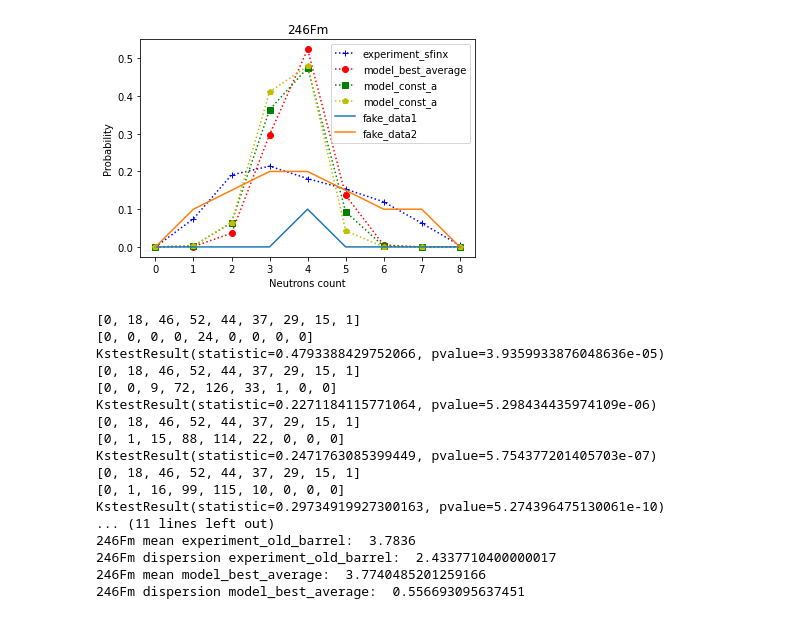
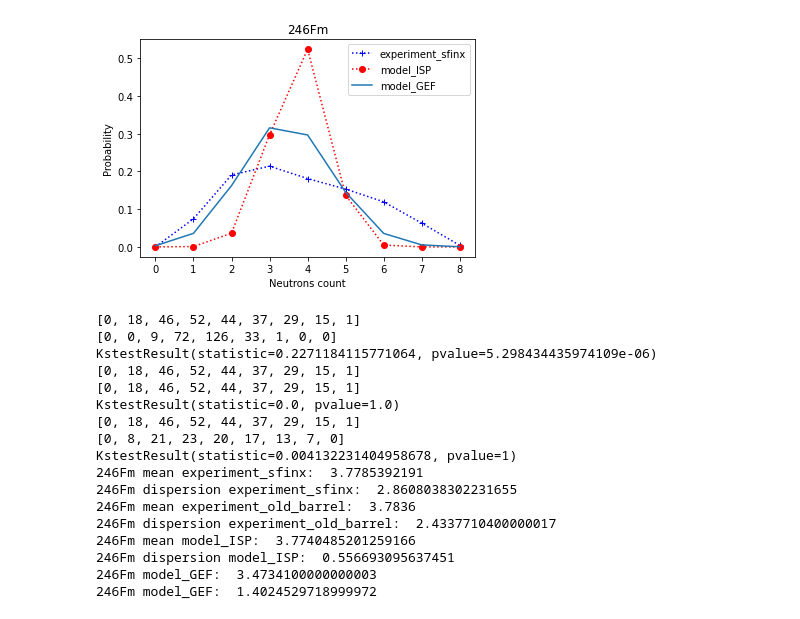
Before and after one commit to siberianisaev/NeutronBarrel, a Jupyter notebook: Python/KStest.ipynb, the cells around one changed output. Saved outputs shown, nothing was run; the diff lists cells and outputs as text; code cells hidden in the pictures.

```diff
--- a/Python/KStest.ipynb
+++ b/Python/KStest.ipynb
@@ -15,7 +15,7 @@ experiment_sfinx = np.array([0,
                              0.1194688463,
                              0.0630159348,
                              0.0040340473])
-model_best_average = np.array([0,
+model_ISP = np.array([0,
                                0.000981469247789,
                                0.036295527115418,
                                0.297116498126063,
@@ -24,34 +24,20 @@ model_best_average = np.array([0,
                                0.004955856204289,
                                5.23e-07,
                                0])
-model_const_a = np.array([0,
-                          0.00275513650467692,
-                          0.0642697727768682,
-                          0.363509675971298,
-                          0.474408878006353,
-                          0.093345482522875,
-                          0.00170846992062599,
-                          2.58429730325327e-06,
-                          0])
-model_new_shell_corr = np.array([0,
-                                 0.00256620189912815,
-                                 0.0644684040640992,
-                                 0.411013930899054,
-                                 0.479079176708237,
-                                 0.0427068424548669,
-                                 0.000165443816015288,
-                                 1.58599463483046e-10,
-                                 0])
-fake_data1 = np.array([0, 0, 0, 0, 0.1, 0, 0, 0, 0])
-fake_data2 = np.array([0, 0.1, 0.15, 0.2, 0.2, 0.15, 0.1, 0.1, 0])
+model_GEF = np.array([0.00306,
+                      0.03596,
+                      0.16237,
+                      0.31563,
+                      0.29667,
+                      0.14481,
+                      0.0358,
+                      0.00531,
+                      0.00039])
 
 x = list(range(0, 9))
 plt.plot(x,experiment_sfinx,'b+:',label='experiment_sfinx')
-plt.plot(x,model_best_average,'ro:',label='model_best_average')
-plt.plot(x,model_const_a,'gs:',label='model_const_a')
-plt.plot(x,model_new_shell_corr,'yp:',label='model_const_a')
-plt.plot(x,fake_data1,label='fake_data1')
-plt.plot(x,fake_data2,label='fake_data2')
+plt.plot(x,model_ISP,'ro:',label='model_ISP')
+plt.plot(x,model_GEF,label='model_GEF') # 3.47341 +/- 0.01581589 ; std 1.184252
 plt.legend()
 plt.title('246Fm')
 plt.xlabel('Neutrons count')
@@ -71,54 +57,56 @@ def dispersion_from(probabilities):
 
 def neutron_events_from(probabilities, sf=sf_total):
     counts = list(map(lambda p: round(p*sf), probabilities))
     print(counts)
     r = np.empty(0)
     for k, count in enumerate(counts):
         r = np.append(r, np.full(count, k))
     return r.astype(int)
 
 # https://docs.scipy.org/doc/scipy/reference/generated/scipy.stats.ks_2samp.html
-models = [fake_data1, model_best_average, model_const_a, model_new_shell_corr, fake_data2, experiment_sfinx]
+models = [model_ISP, experiment_sfinx]
 for model in models:
     print(ks_2samp(neutron_events_from(experiment_sfinx), neutron_events_from(model)))
 
 experiment_old_barrel = np.array([0.00517,
                                   0.0723,
                                   0.149,
                                   0.204,
                                   0.222,
                                   0.195,
                                   0.125,
                                   0.0269,
                                   0])
 print(ks_2samp(neutron_events_from(experiment_sfinx), neutron_events_from(model, 108)))
 
 print("246Fm mean experiment_sfinx: ", mean_from(experiment_sfinx))
 print("246Fm dispersion experiment_sfinx: ", dispersion_from(experiment_sfinx))
 print("246Fm mean experiment_old_barrel: ", mean_from(experiment_old_barrel))
 print("246Fm dispersion experiment_old_barrel: ", dispersion_from(experiment_old_barrel))
 # print("Sigma experimental: ", math.sqrt(dispersion_from(experiment_sfinx)))
-print("246Fm mean model_best_average: ", mean_from(model_best_average))
-print("246Fm dispersion model_best_average: ", dispersion_from(model_best_average))
+print("246Fm mean model_ISP: ", mean_from(model_ISP))
+print("246Fm dispersion model_ISP: ", dispersion_from(model_ISP))
+print("246Fm model_GEF: ", mean_from(model_GEF))
+print("246Fm model_GEF: ", dispersion_from(model_GEF))
 # %% [output]
-[figure, old version]
+[figure, new version]
-[0, 18, 46, 52, 44, 37, 29, 15, 1]
-[0, 0, 0, 0, 24, 0, 0, 0, 0]
-KstestResult(statistic=0.4793388429752066, pvalue=3.9359933876048636e-05)
 [0, 18, 46, 52, 44, 37, 29, 15, 1]
 [0, 0, 9, 72, 126, 33, 1, 0, 0]
 KstestResult(statistic=0.2271184115771064, pvalue=5.298434435974109e-06)
 [0, 18, 46, 52, 44, 37, 29, 15, 1]
-[0, 1, 15, 88, 114, 22, 0, 0, 0]
-KstestResult(statistic=0.2471763085399449, pvalue=5.754377201405703e-07)
 [0, 18, 46, 52, 44, 37, 29, 15, 1]
-[0, 1, 16, 99, 115, 10, 0, 0, 0]
-KstestResult(statistic=0.29734919927300163, pvalue=5.274396475130061e-10)
-... (11 lines left out)
+KstestResult(statistic=0.0, pvalue=1.0)
+[0, 18, 46, 52, 44, 37, 29, 15, 1]
+[0, 8, 21, 23, 20, 17, 13, 7, 0]
+KstestResult(statistic=0.004132231404958678, pvalue=1)
+246Fm mean experiment_sfinx:  3.7785392191
+246Fm dispersion experiment_sfinx:  2.8608038302231655
 246Fm mean experiment_old_barrel:  3.7836
 246Fm dispersion experiment_old_barrel:  2.4337710400000017
-246Fm mean model_best_average:  3.7740485201259166
-246Fm dispersion model_best_average:  0.556693095637451
+246Fm mean model_ISP:  3.7740485201259166
+246Fm dispersion model_ISP:  0.556693095637451
+246Fm model_GEF:  3.4734100000000003
+246Fm model_GEF:  1.4024529718999972
 # %%
 # CM-248
 cm248_sfinx = np.array([0.00526,
```
Also changed, not shown: parts of 5 cells of this notebook.
